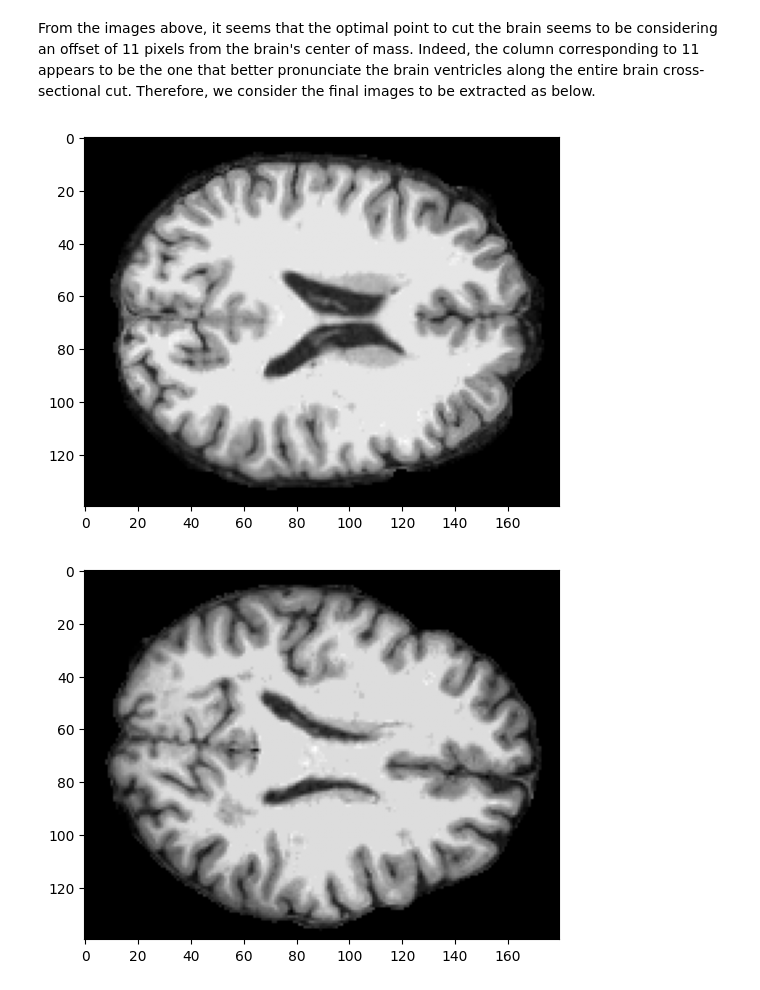
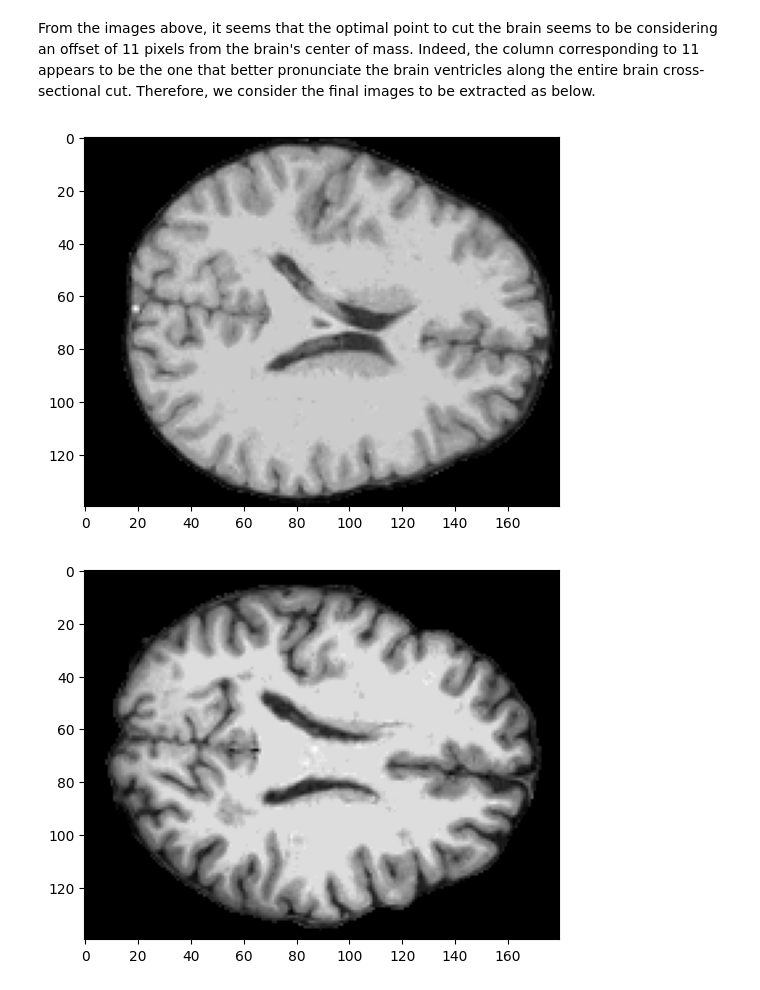
Before and after one commit to nhilariosilva/gndr_mpscr, a Jupyter notebook: OASIS Download.ipynb, the cells around one changed output. Drawn from its saved outputs; the diff is of its cells as text; code cells hidden in the pictures.

```diff
--- a/OASIS Download.ipynb
+++ b/OASIS Download.ipynb
@@ -899,25 +936,25 @@ def centralize_brain(brain, height_cut_lower, height_cut_upper, width_cut_lower,
 
     return brain[height_lower:height_upper, middle_cut, width_lower:width_upper]
 # %%
-img1 = nib.load("OASIS Raw Data/brainmasks/OAS30001_brainmask.mgz")
+img1 = nib.load("OASIS Raw Data/brainmasks/OAS30005_brainmask.mgz")
 brain1 = img1.get_fdata()
 
 height_cut_lower = 70
 height_cut_upper = 70
 width_cut_lower = 100
 width_cut_upper = 80
 # height_cut_lower = 70
 # height_cut_upper = 20
 # width_cut_lower = 50
 # width_cut_upper = 50
 
 centralized_brain = centralize_brain(brain1, height_cut_lower, height_cut_upper, width_cut_lower, width_cut_upper, 11)
 centralized_brain = centralized_brain / np.max(centralized_brain)
 
 plt.imshow(centralized_brain, cmap = "gray")
 plt.show()
 # %% [output]
-[figure, old version]
+[figure, new version]
 # %%
 patient_full_data = pd.read_csv("OASIS Raw Data/patients_MRI_metadata.csv")
 
```
Also changed, not shown: parts of 2 cells of this notebook, 7 other files.
